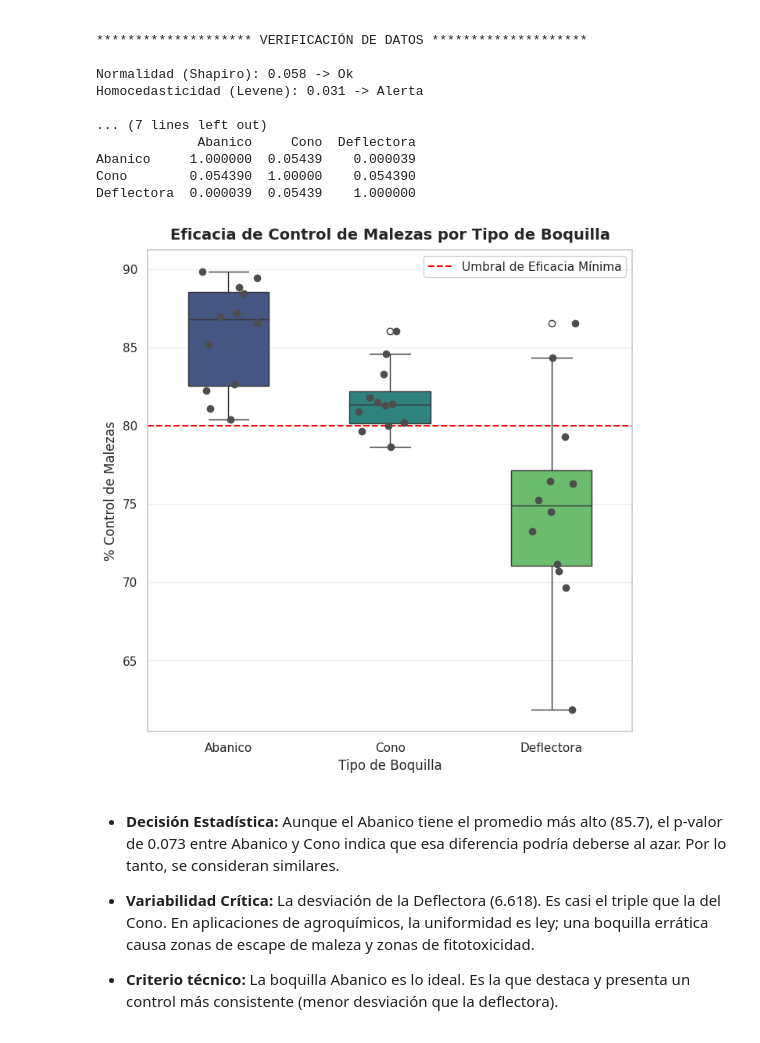
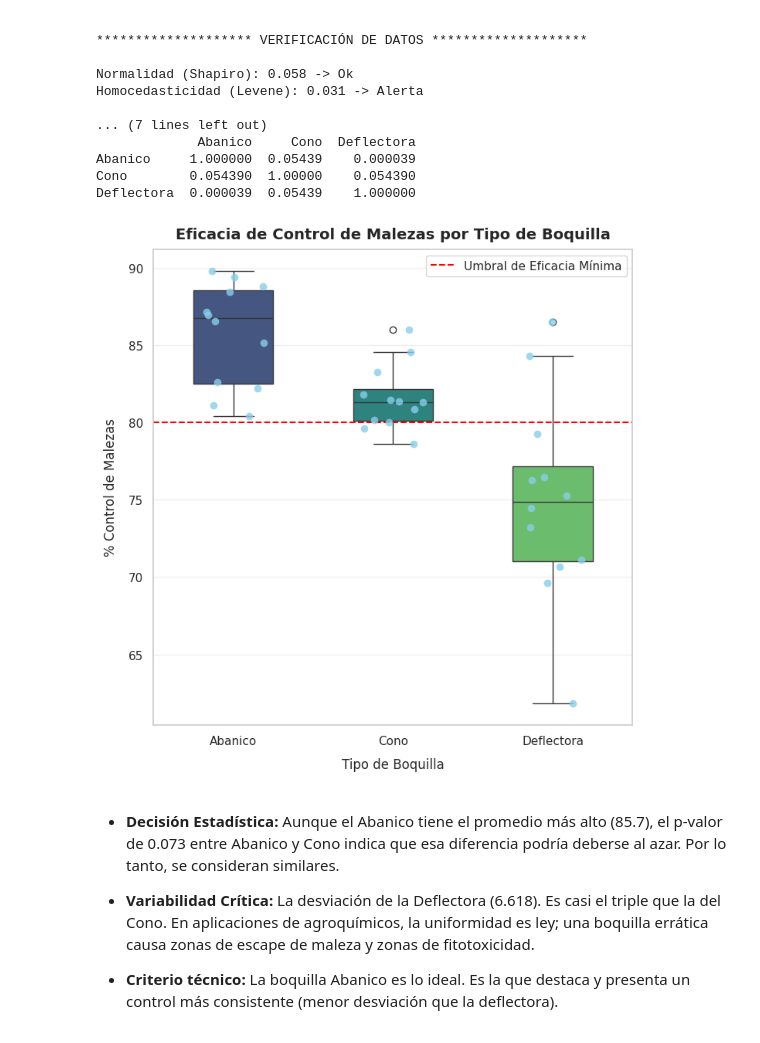
Before and after one commit to AgrisData/ANOVA-AGRICOLA, a Jupyter notebook: TP1/ANOVA_AGRÍCOLA.ipynb, the cells around one changed output. Cells and saved outputs as stored; diff of their text form; code cells hidden in the pictures.

```diff
--- a/TP1/ANOVA_AGRÍCOLA.ipynb
+++ b/TP1/ANOVA_AGRÍCOLA.ipynb
@@ -188,22 +152,22 @@ Deflectora  0.000039  0.05439    1.000000
 # %%
 plt.figure(figsize=(8, 8))
 
 # Boxplot
 sns.boxplot(x='Boquilla', y='Control_Malezas', data=datos_control, palette='viridis', width=0.5,hue='Boquilla')
 
 # Stripplot con jitter para que los puntos no se amontonen
-sns.stripplot(x='Boquilla', y='Control_Malezas', data=datos_control, color='.3', size=7, jitter=0.2)
+sns.stripplot(x='Boquilla', y='Control_Malezas', data=datos_control, color='skyblue', alpha=0.8, size=7, jitter=0.2)
 
 plt.title('Eficacia de Control de Malezas por Tipo de Boquilla', fontsize=14, fontweight='bold', pad=10)
-plt.xlabel('Tipo de Boquilla', fontsize=12)
-plt.ylabel('% Control de Malezas', fontsize=12)
+plt.xlabel('Tipo de Boquilla', fontsize=12, labelpad=10)
+plt.ylabel('% Control de Malezas', fontsize=12, labelpad=10)
 plt.axhline(80, color='red', linestyle='--', label='Umbral de Eficacia Mínima') # Línea de referencia agrícola
 plt.legend()
 plt.grid(axis='y', alpha=0.3)
 
 plt.show()
 # %% [output]
-[figure, old version]
+[figure, new version]
 # %% [markdown]
 
 *   **Decisión Estadística:** Aunque el Abanico tiene el promedio más alto (85.7), el p-valor de 0.073 entre Abanico y Cono indica que esa diferencia podría deberse al azar. Por lo tanto, se consideran similares.
```
Also changed, not shown: parts of 6 cells of this notebook.
